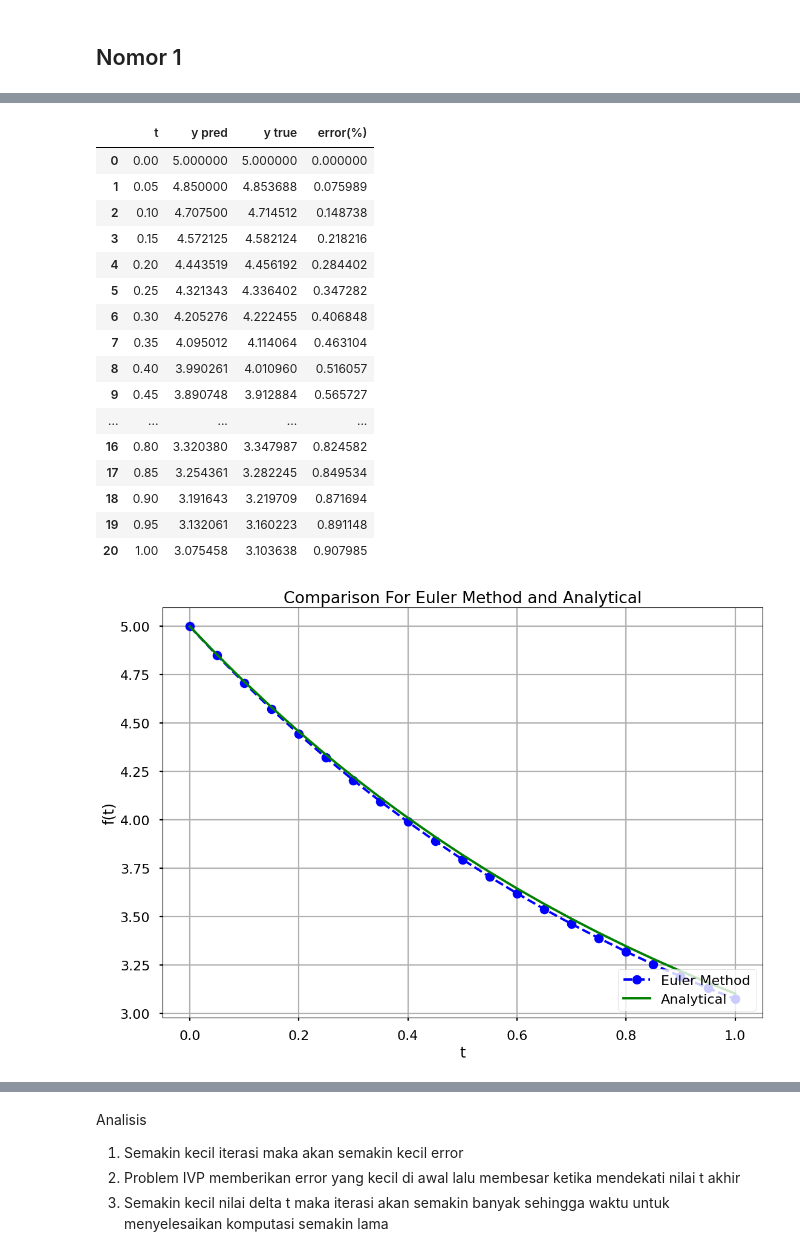
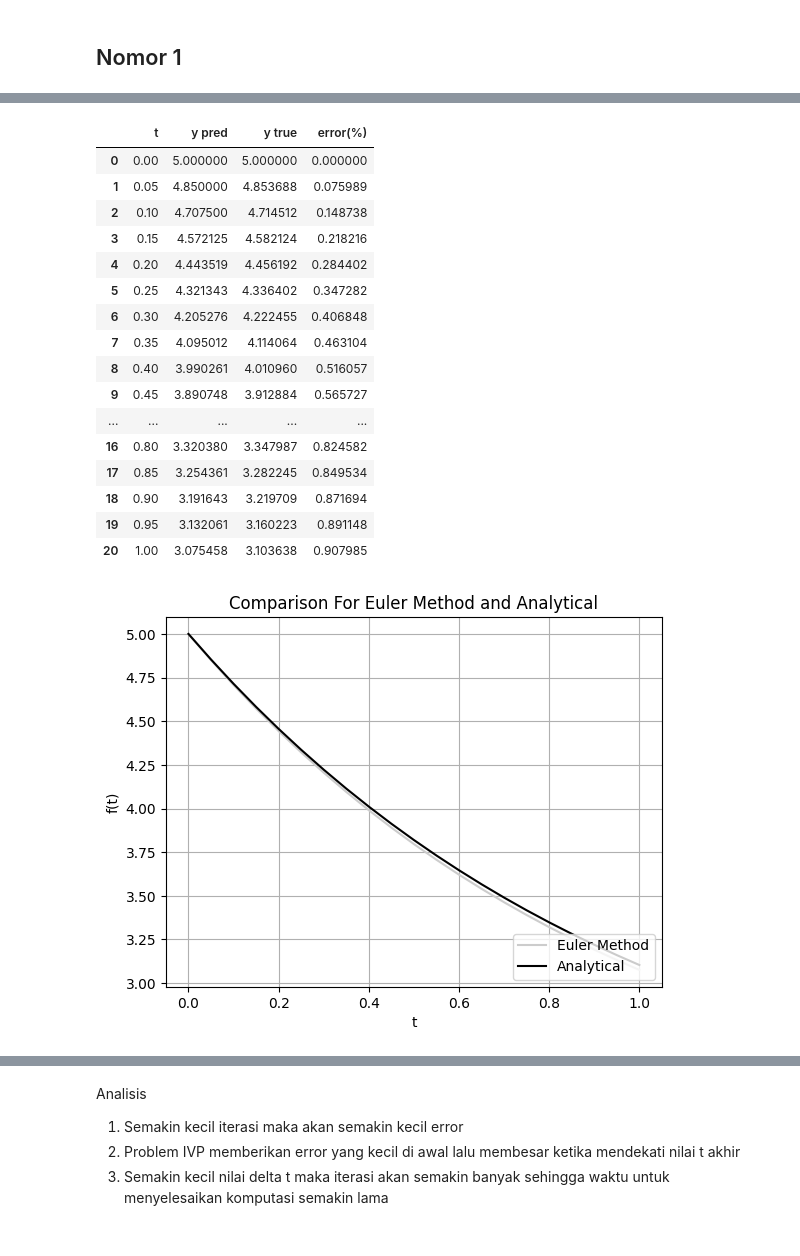
Before and after one commit to RendiZein/Metode-Rekayasa-Komputasi, a Jupyter notebook: Euler Method.ipynb, the cells around one changed output, grey strips where cells are left out. Drawn from its saved outputs; the diff is of its cells as text; code cells hidden in the pictures.

```diff
--- a/Euler Method.ipynb
+++ b/Euler Method.ipynb
@@ -18,31 +16,35 @@ Improvement :
 # %%
 #defined variable
-def euler_no_1(delta_t=0.1):
+def euler_ordinary_differential_equations_single_order_1(dt=0.1, pr=2):
     f=lambda t,y : 2-y
     f_t=lambda t :2+3*np.exp(-t)
-    H = int((1-0)/delta_t)
+    H = int((1-0)/dt)
     t=np.linspace(0, 1, H+1)
     y_t=np.zeros(len(t))
-    y_p=np.zeros(len(t))
+    y=np.zeros(len(t))
     e = np.zeros(len(t))
-    y_p[0]=y_t[0]=5
-    e[0]=(np.abs(y_p[0]-y_t[0])/y_t[0])*100
+    y[0]=5
+    y_t[0]=5
+    e[0]=(np.abs(y[0]-y_t[0])/y_t[0])*100
     #looping
     for j in range(len(t)-1):
         #calculate y_true
         y_t[j+1]=f_t(t[j+1])
         #calculate y_pred
-        y_p[j+1]=y_p[j]+f(t[j], y_p[j])*delta_t
+        y[j+1]=y[j]+f(t[j], y[j])*dt
         #calculate error
-        e[j+1]=(np.abs(y_p[j+1]-y_t[j+1])/y_t[j+1])*100
-    df = pd.DataFrame(list(zip(t, y_p, y_t, e)),
+        e[j+1]=(np.abs(y[j+1]-y_t[j+1])/y_t[j+1])*100
+    df = pd.DataFrame(list(zip(t, y, y_t, e)),
                   columns =['t','y pred', 'y true', 'error(%)'])
-    display(df)
-    plt.plot(t, y_p, 'bo--', label='Euler Method')
-    plt.plot(t, y_t, 'g', label='Analytical')
-    plt.title('Comparison For Euler Method and Analytical')
-    plt.xlabel('t')
-    plt.ylabel('f(t)')
-    plt.grid()
-    plt.legend(loc='lower right')
-    plt.show()
+    if pr==1:
+      return y_t, t, y, e
+    else :
+      display(df)
+      plt.plot(t, y, '0.8', label='Euler Method')
+      plt.plot(t, y_t, 'k', label='Analytical')
+      plt.title('Comparison For Euler Method and Analytical')
+      plt.xlabel('t')
+      plt.ylabel('f(t)')
+      plt.grid()
+      plt.legend(loc='lower right')
+      plt.show()
@@ -65,22 +67,22 @@ euler_no_1()
 # %%
-euler_no_1(delta_t=0.05)
+euler_ordinary_differential_equations_single_order_1(dt=0.05)
 # %% [output]
 |  | t | y pred | y true | error(%) |
 | 0 | 0.00 | 5.000000 | 5.000000 | 0.000000 |
 | 1 | 0.05 | 4.850000 | 4.853688 | 0.075989 |
 | 2 | 0.10 | 4.707500 | 4.714512 | 0.148738 |
 | 3 | 0.15 | 4.572125 | 4.582124 | 0.218216 |
 | 4 | 0.20 | 4.443519 | 4.456192 | 0.284402 |
 | 5 | 0.25 | 4.321343 | 4.336402 | 0.347282 |
 | 6 | 0.30 | 4.205276 | 4.222455 | 0.406848 |
 | 7 | 0.35 | 4.095012 | 4.114064 | 0.463104 |
 | 8 | 0.40 | 3.990261 | 4.010960 | 0.516057 |
 | 9 | 0.45 | 3.890748 | 3.912884 | 0.565727 |
 | ... | ... | ... | ... | ... |
 | 16 | 0.80 | 3.320380 | 3.347987 | 0.824582 |
 | 17 | 0.85 | 3.254361 | 3.282245 | 0.849534 |
 | 18 | 0.90 | 3.191643 | 3.219709 | 0.871694 |
 | 19 | 0.95 | 3.132061 | 3.160223 | 0.891148 |
 | 20 | 1.00 | 3.075458 | 3.103638 | 0.907985 |
-[figure, old version]
+[figure, new version]
 # %%
```
Also changed, not shown: parts of 7 cells of this notebook.
